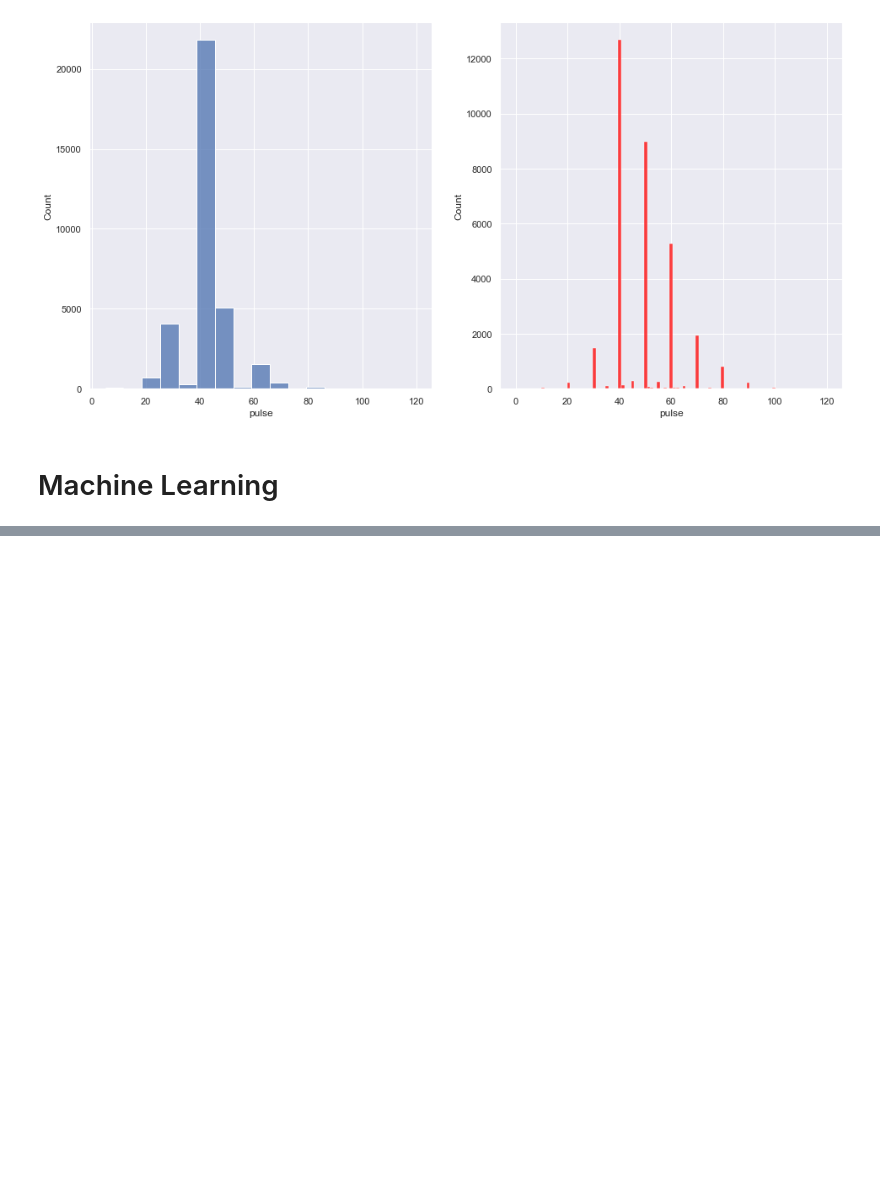
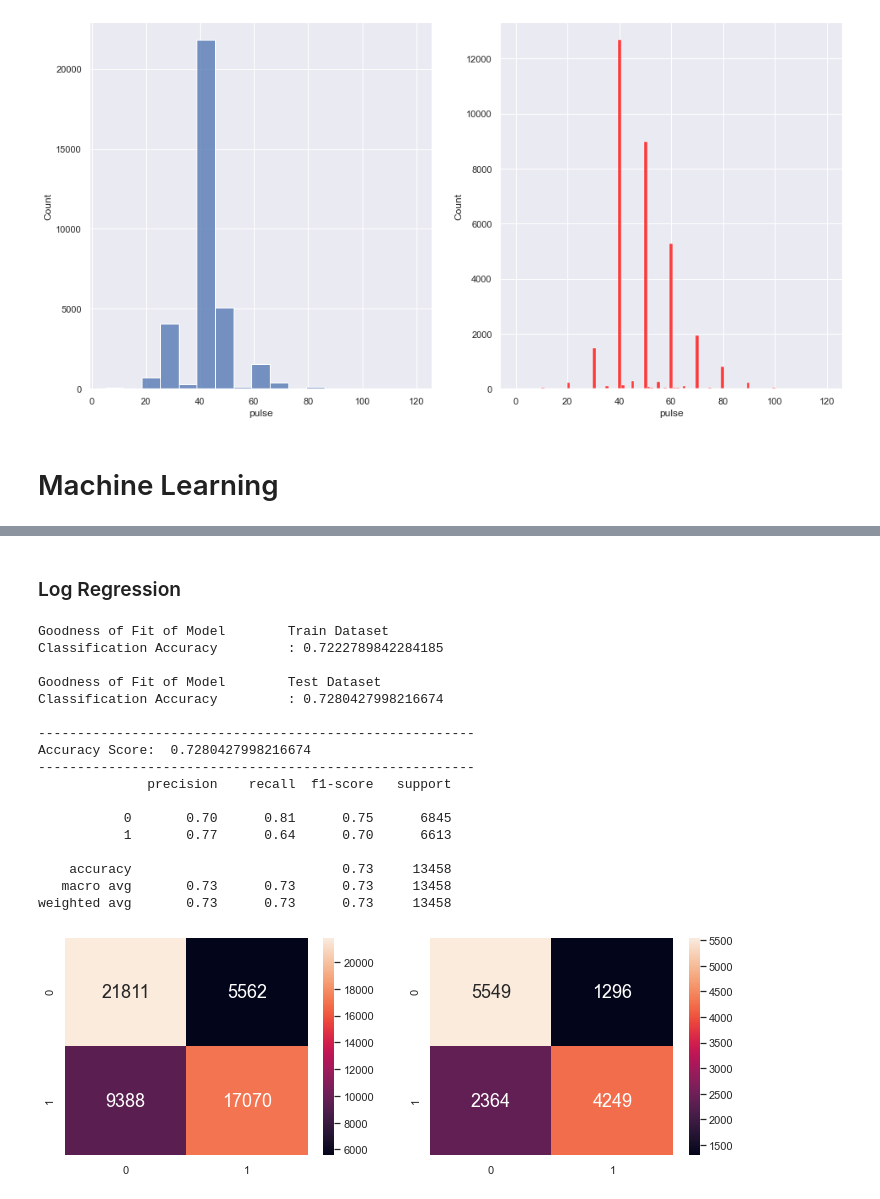
Before and after one commit to LoyChaiEe/miniProject, a Jupyter notebook: IE0005-Project.ipynb, the cells around one changed output, grey strips where cells are left out. Saved outputs shown, nothing was run; the diff lists cells and outputs as text; code cells hidden in the pictures; blank space fills up the shorter version.

```diff
--- a/IE0005-Project.ipynb
+++ b/IE0005-Project.ipynb
@@ -716,0 +820,70 @@ weighted avg       0.72      0.72      0.72     13458
+# %% [markdown]
+### Log Regression
+# %%
+from sklearn.linear_model import LogisticRegression
+from sklearn.model_selection import train_test_split
+
+def logRegression(data):
+    cleanedData = data.copy()
+
+    predictor = cleanedData[['years', 'ap_hi','ap_lo', 'pulse', 'cholesterol']]
+    response = cleanedData['cardio']
+
+    X_train, X_test, y_train, y_test = train_test_split(predictor, response, test_size=0.2)
+
+
+    logreg = LogisticRegression()  # create the logreg object
+    logreg.fit(X_train, y_train)   # train the decision tree model
+
+    # Predict Response corresponding to Predictors
+    y_train_pred = logreg.predict(X_train)
+    y_test_pred = logreg.predict(X_test)
+
+    # Check the Goodness of Fit (on Train Data)
+    print("Goodness of Fit of Model \tTrain Dataset")
+    print("Classification Accuracy \t:", logreg.score(X_train, y_train))
+    print()
+
+    # Check the Goodness of Fit (on Test Data)
+    print("Goodness of Fit of Model \tTest Dataset")
+    print("Classification Accuracy \t:", logreg.score(X_test, y_test))
+    print()
+
+
+    print('--------------------------------------------------------')
+    score = logreg.score(X_test, y_test)
+    print('Accuracy Score: ', score)
+    print('--------------------------------------------------------')
+    # Look at classification report to evaluate the model
+    print(classification_report(y_test, y_test_pred))
+
+    # Plot the Confusion Matrix for Train and Test
+    f, axes = plt.subplots(1, 2, figsize=(12, 4))
+    sb.heatmap(confusion_matrix(y_train, y_train_pred),
+            annot=True, fmt=".0f", annot_kws={"size": 18}, ax=axes[0])
+    sb.heatmap(confusion_matrix(y_test, y_test_pred),
+            annot=True, fmt=".0f", annot_kws={"size": 18}, ax=axes[1])
+
+
+    plt.show()
+
+logRegression(cleanedData)
+# %% [output]
+Goodness of Fit of Model        Train Dataset
+Classification Accuracy         : 0.7222789842284185
+
+Goodness of Fit of Model        Test Dataset
+Classification Accuracy         : 0.7280427998216674
+
+--------------------------------------------------------
+Accuracy Score:  0.7280427998216674
+--------------------------------------------------------
+              precision    recall  f1-score   support
+
+           0       0.70      0.81      0.75      6845
+           1       0.77      0.64      0.70      6613
+
+    accuracy                           0.73     13458
+   macro avg       0.73      0.73      0.73     13458
+weighted avg       0.73      0.73      0.73     13458
+[figure, added]
```
Also changed, not shown: parts of 16 cells of this notebook.
